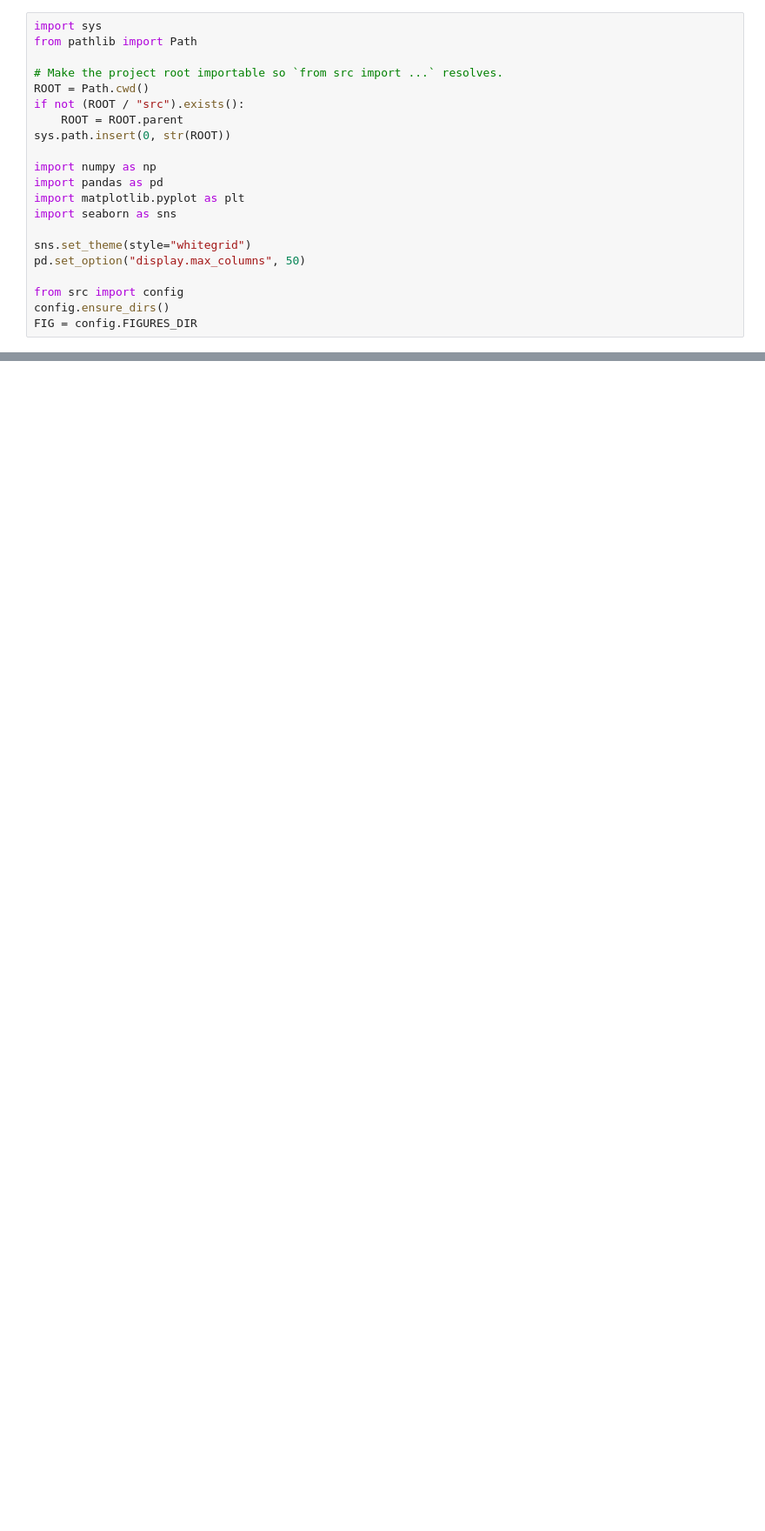
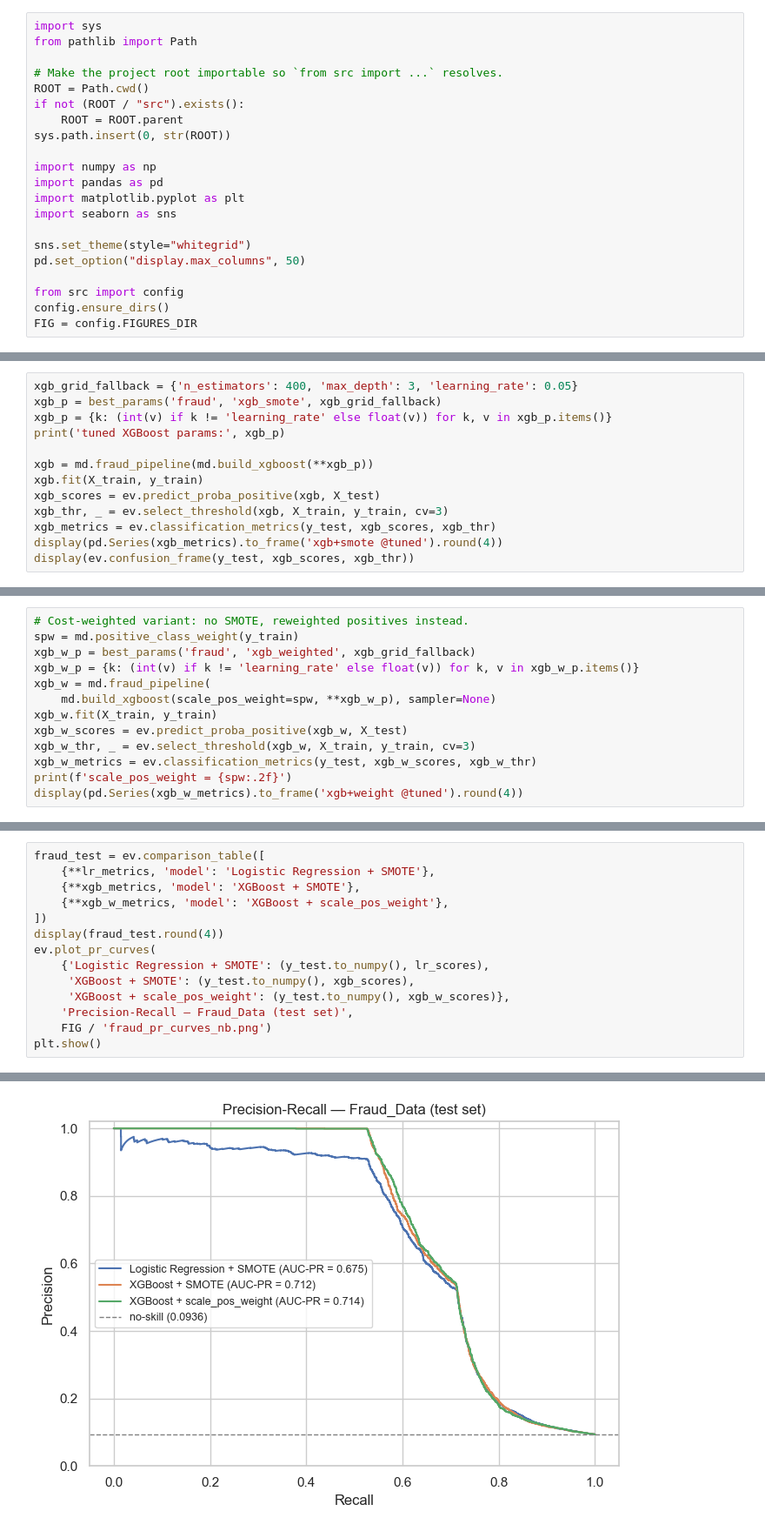
Before and after one commit to BytePhilosopher/fraud-detection, a Jupyter notebook: notebooks/modeling.ipynb, the cells around one changed output, grey strips where cells are left out. Shown at 87% size. Cells and saved outputs as stored; diff of their text form; blank space fills up the shorter version.

```diff
--- a/notebooks/modeling.ipynb
+++ b/notebooks/modeling.ipynb
@@ -34,0 +198,13 @@ Scaffold ready — implement models in Task 2.
+# %%
+xgb_grid_fallback = {'n_estimators': 400, 'max_depth': 3, 'learning_rate': 0.05}
+xgb_p = best_params('fraud', 'xgb_smote', xgb_grid_fallback)
+xgb_p = {k: (int(v) if k != 'learning_rate' else float(v)) for k, v in xgb_p.items()}
+print('tuned XGBoost params:', xgb_p)
+
+xgb = md.fraud_pipeline(md.build_xgboost(**xgb_p))
+xgb.fit(X_train, y_train)
+xgb_scores = ev.predict_proba_positive(xgb, X_test)
+xgb_thr, _ = ev.select_threshold(xgb, X_train, y_train, cv=3)
+xgb_metrics = ev.classification_metrics(y_test, xgb_scores, xgb_thr)
+display(pd.Series(xgb_metrics).to_frame('xgb+smote @tuned').round(4))
+display(ev.confusion_frame(y_test, xgb_scores, xgb_thr))
@@ -34,0 +227,13 @@ Scaffold ready — implement models in Task 2.
+# %%
+# Cost-weighted variant: no SMOTE, reweighted positives instead.
+spw = md.positive_class_weight(y_train)
+xgb_w_p = best_params('fraud', 'xgb_weighted', xgb_grid_fallback)
+xgb_w_p = {k: (int(v) if k != 'learning_rate' else float(v)) for k, v in xgb_w_p.items()}
+xgb_w = md.fraud_pipeline(
+    md.build_xgboost(scale_pos_weight=spw, **xgb_w_p), sampler=None)
+xgb_w.fit(X_train, y_train)
+xgb_w_scores = ev.predict_proba_positive(xgb_w, X_test)
+xgb_w_thr, _ = ev.select_threshold(xgb_w, X_train, y_train, cv=3)
+xgb_w_metrics = ev.classification_metrics(y_test, xgb_w_scores, xgb_w_thr)
+print(f'scale_pos_weight = {spw:.2f}')
+display(pd.Series(xgb_w_metrics).to_frame('xgb+weight @tuned').round(4))
@@ -34,0 +301,15 @@ Scaffold ready — implement models in Task 2.
+# %%
+fraud_test = ev.comparison_table([
+    {**lr_metrics, 'model': 'Logistic Regression + SMOTE'},
+    {**xgb_metrics, 'model': 'XGBoost + SMOTE'},
+    {**xgb_w_metrics, 'model': 'XGBoost + scale_pos_weight'},
+])
+display(fraud_test.round(4))
+ev.plot_pr_curves(
+    {'Logistic Regression + SMOTE': (y_test.to_numpy(), lr_scores),
+     'XGBoost + SMOTE': (y_test.to_numpy(), xgb_scores),
+     'XGBoost + scale_pos_weight': (y_test.to_numpy(), xgb_w_scores)},
+    'Precision-Recall — Fraud_Data (test set)',
+    FIG / 'fraud_pr_curves_nb.png')
+plt.show()
+# %% [output]
@@ -34,0 +320 @@ Scaffold ready — implement models in Task 2.
+[figure, added]
```
Also changed, not shown: parts of 30 cells of this notebook, 25 other files.
